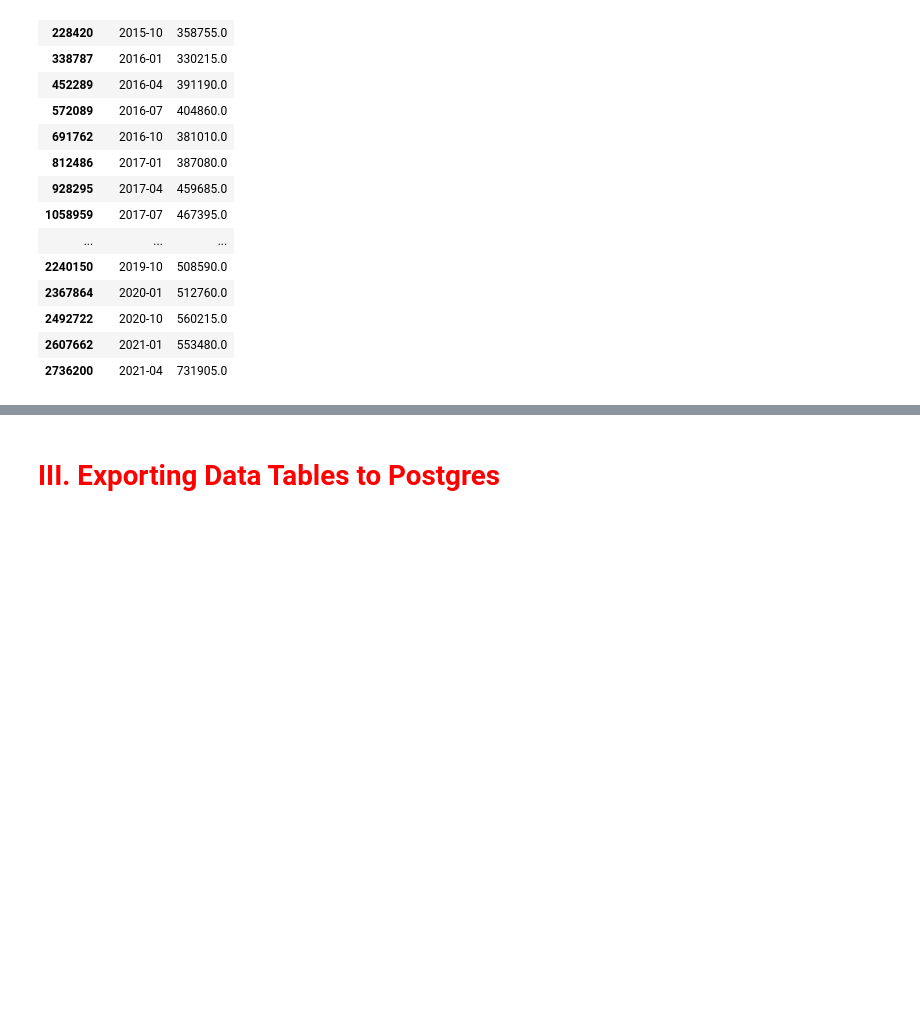
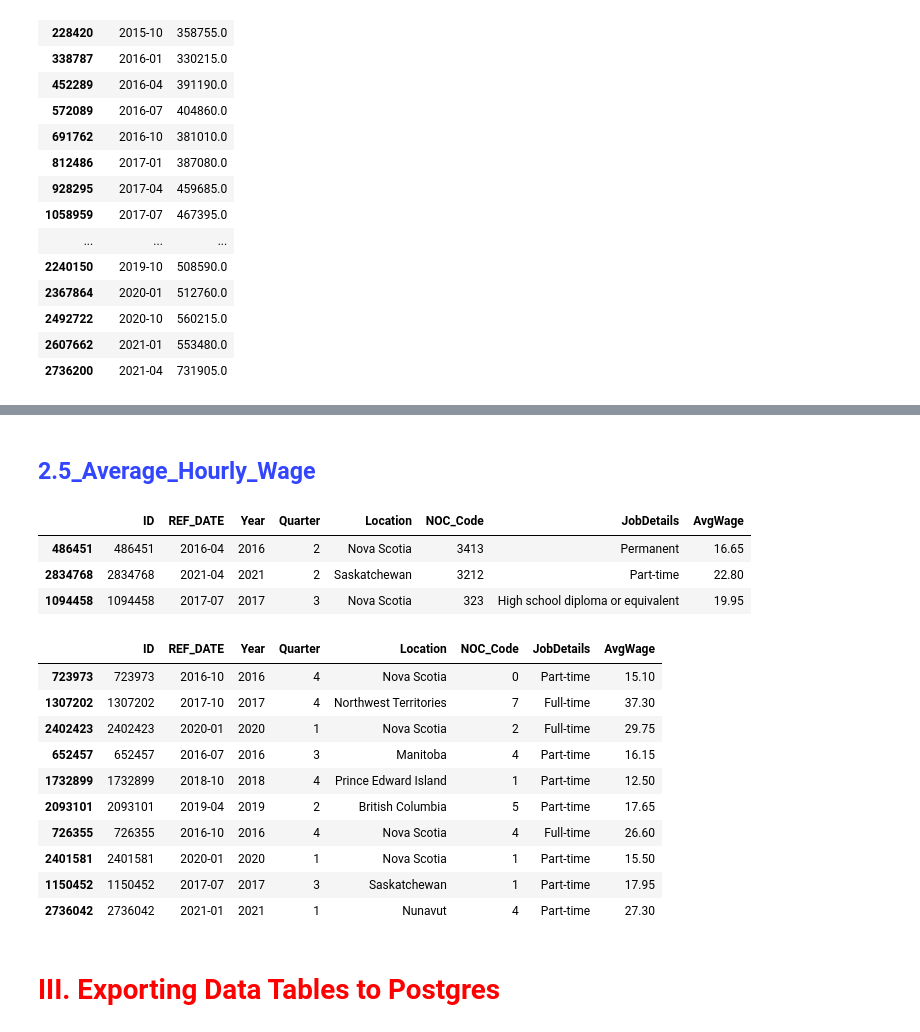
Before and after one commit to alecngai/Predicting_Canadian_Job_Vacancies, a Jupyter notebook: Database/1_Clean_Export_to_Postgres_v5.ipynb, the cells around one changed output, grey strips where cells are left out. Saved outputs shown, nothing was run; the diff lists cells and outputs as text; code cells hidden in the pictures; blank space fills up the shorter version.

Commit message:
add Avr_wage_to Clean_Export file.v5

```diff
--- a/Database/1_Clean_Export_to_Postgres_v4.ipynb
+++ b/Database/1_Clean_Export_to_Postgres_v5.ipynb
@@ -318,3 +318,5 @@ NOC
 #exporting to csv
 NOC.to_csv('../Resources/2.4_NOC.csv', #index_label="ID"
            index=False)
+# %% [markdown]
+<h2><span style="color:#3346FF"> 2.5_Average_Hourly_Wage</span></h2>
@@ -320,0 +328,40 @@ NOC.to_csv('../Resources/2.4_NOC.csv', #index_label="ID"
+# %%
+# Remouve Totals of Provinces
+avg_wage = avg_wage.loc[(avg_wage['Location'] != 'Canada')]
+avg_wage.sample(n=3)
+# %% [output]
+|  | ID | REF_DATE | Year | Quarter | Location | NOC_Code | JobDetails | AvgWage |
+| 486451 | 486451 | 2016-04 | 2016 | 2 | Nova Scotia | 3413 | Permanent | 16.65 |
+| 2834768 | 2834768 | 2021-04 | 2021 | 2 | Saskatchewan | 3212 | Part-time | 22.80 |
+| 1094458 | 1094458 | 2017-07 | 2017 | 3 | Nova Scotia | 323 | High school diploma or equivalent | 19.95 |
+# %%
+# Filter number of Job vacancies
+avg_wage = avg_wage.loc[(avg_wage['JobDetails'] == 'Full-time') | \
+                          (avg_wage['JobDetails'] == 'Part-time')]
+# %%
+# Filter Broad NOC
+inc_list = ['0','1', '2', '3', '4', '5', '6', '7', '8', '9']
+avg_wage = avg_wage[avg_wage.NOC_Code.isin(inc_list)]
+# %%
+# Rename Value colunm
+avg_wage = avg_wage.rename(columns={"VALUE": "AvgWage"})
+# %%
+# Drop null values
+avg_wage = avg_wage.dropna(subset=['AvgWage'])
+# %%
+# Reordering columns
+avg_wage = avg_wage[['ID','REF_DATE','Year','Quarter','Location','NOC_Code', 'JobDetails','AvgWage']]
+avg_wage.sample(10)
+# avg_wage
+# %% [output]
+|  | ID | REF_DATE | Year | Quarter | Location | NOC_Code | JobDetails | AvgWage |
+| 723973 | 723973 | 2016-10 | 2016 | 4 | Nova Scotia | 0 | Part-time | 15.10 |
+| 1307202 | 1307202 | 2017-10 | 2017 | 4 | Northwest Territories | 7 | Full-time | 37.30 |
+| 2402423 | 2402423 | 2020-01 | 2020 | 1 | Nova Scotia | 2 | Full-time | 29.75 |
+| 652457 | 652457 | 2016-07 | 2016 | 3 | Manitoba | 4 | Part-time | 16.15 |
+| 1732899 | 1732899 | 2018-10 | 2018 | 4 | Prince Edward Island | 1 | Part-time | 12.50 |
+| 2093101 | 2093101 | 2019-04 | 2019 | 2 | British Columbia | 5 | Part-time | 17.65 |
+| 726355 | 726355 | 2016-10 | 2016 | 4 | Nova Scotia | 4 | Full-time | 26.60 |
+| 2401581 | 2401581 | 2020-01 | 2020 | 1 | Nova Scotia | 1 | Part-time | 15.50 |
+| 1150452 | 1150452 | 2017-07 | 2017 | 3 | Saskatchewan | 1 | Part-time | 17.95 |
+| 2736042 | 2736042 | 2021-01 | 2021 | 1 | Nunavut | 4 | Part-time | 27.30 |
```
Also changed, not shown: parts of 31 cells of this notebook, 1 other file.
